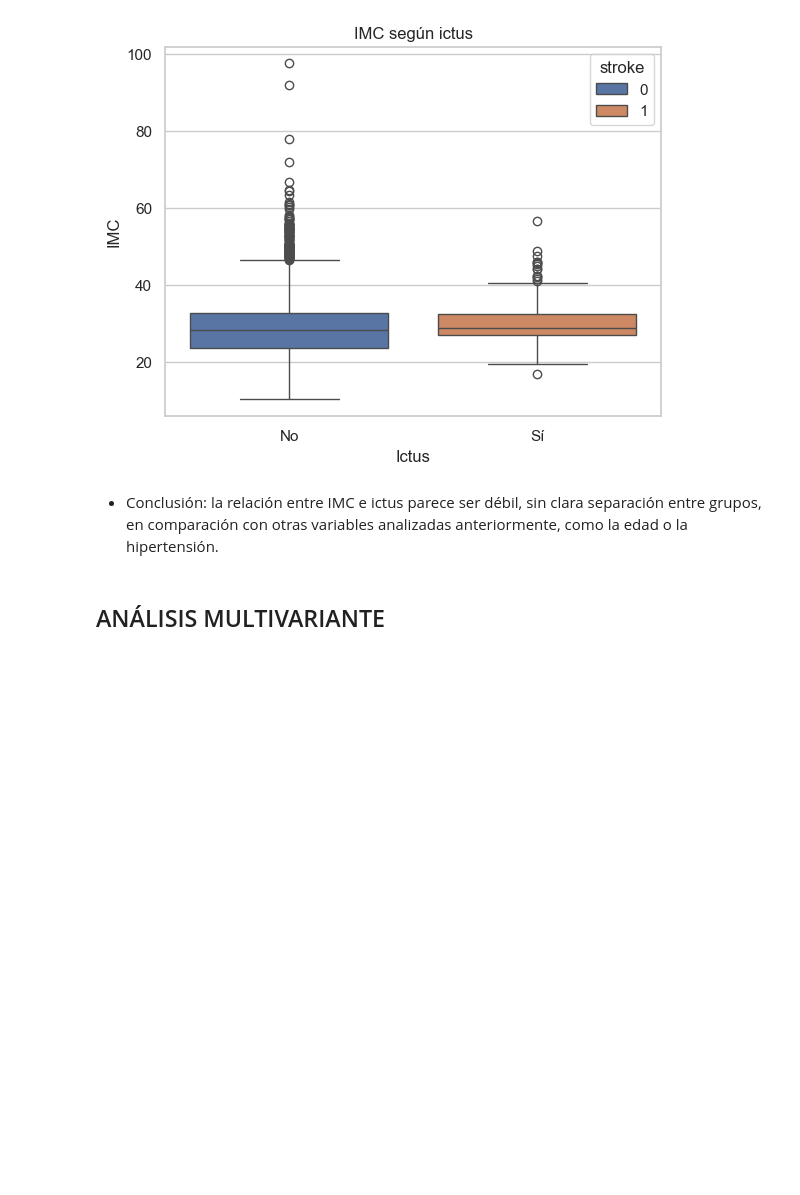
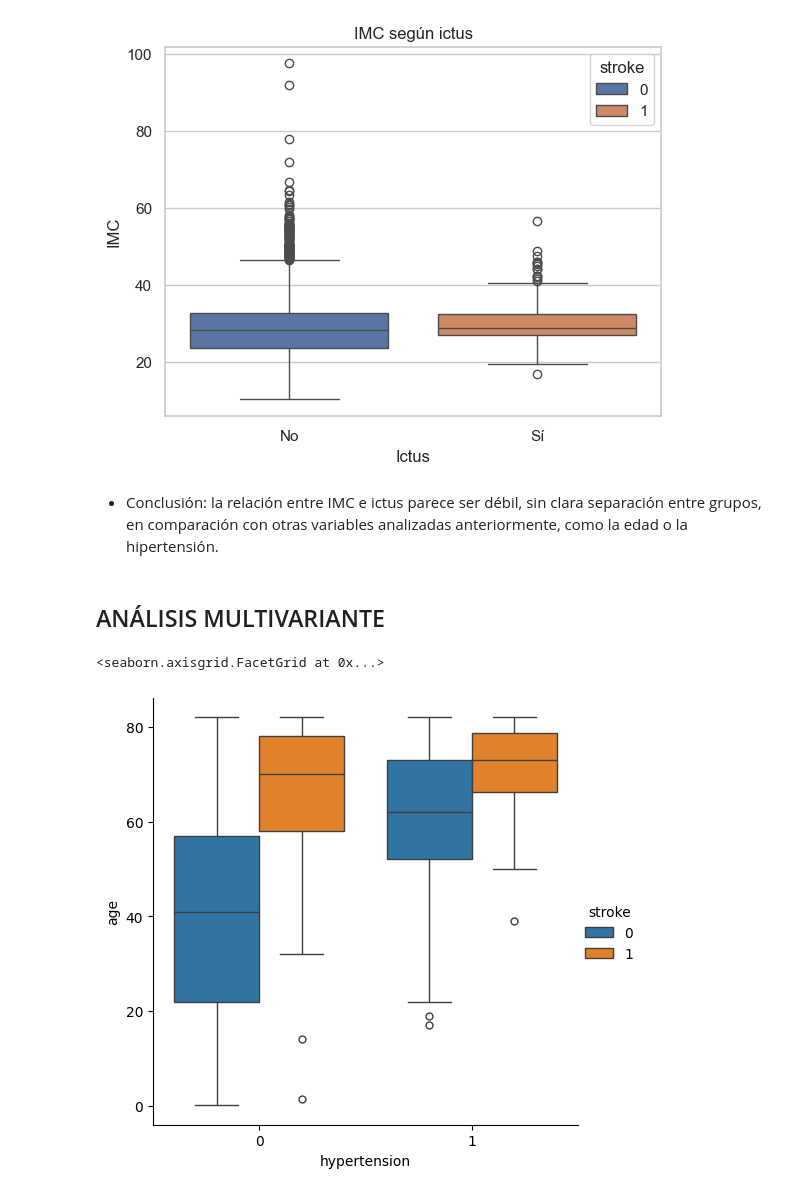
Before and after one commit to eleacos/EDA_Stroke_Prediction, a Jupyter notebook: src/notebooks/notebook-eda-inicial.ipynb, the cells around one changed output. Drawn from its saved outputs; the diff is of its cells as text; code cells hidden in the pictures; blank space fills up the shorter version.

```diff
--- a/src/notebooks/notebook-eda-inicial.ipynb
+++ b/src/notebooks/notebook-eda-inicial.ipynb
@@ -446,3 +446,14 @@ plt.show()
 - Conclusión: la relación entre IMC e ictus parece ser débil, sin clara separación entre grupos, en comparación con otras variables analizadas anteriormente, como la edad o la hipertensión.
 # %% [markdown]
 ## ANÁLISIS MULTIVARIANTE ##
+# %%
+sns.catplot(
+    data=df_stroke_prediction,
+    x="hypertension",
+    y="age",
+    hue="stroke",
+    kind="box"
+)
+# %% [output]
+<seaborn.axisgrid.FacetGrid at 0x...>
+[figure, added]
```
Also changed, not shown: parts of 4 cells of this notebook.
